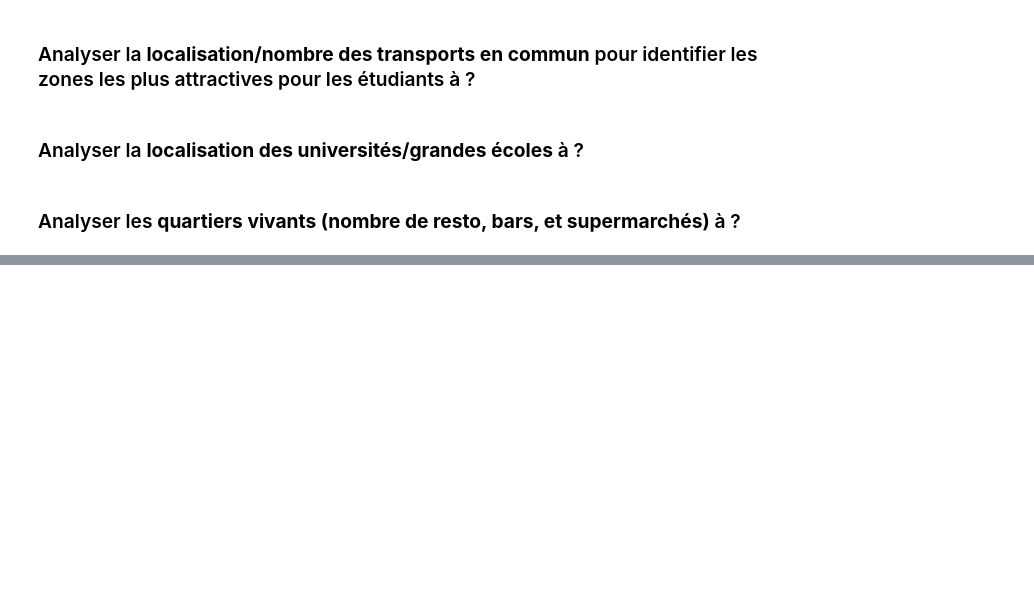
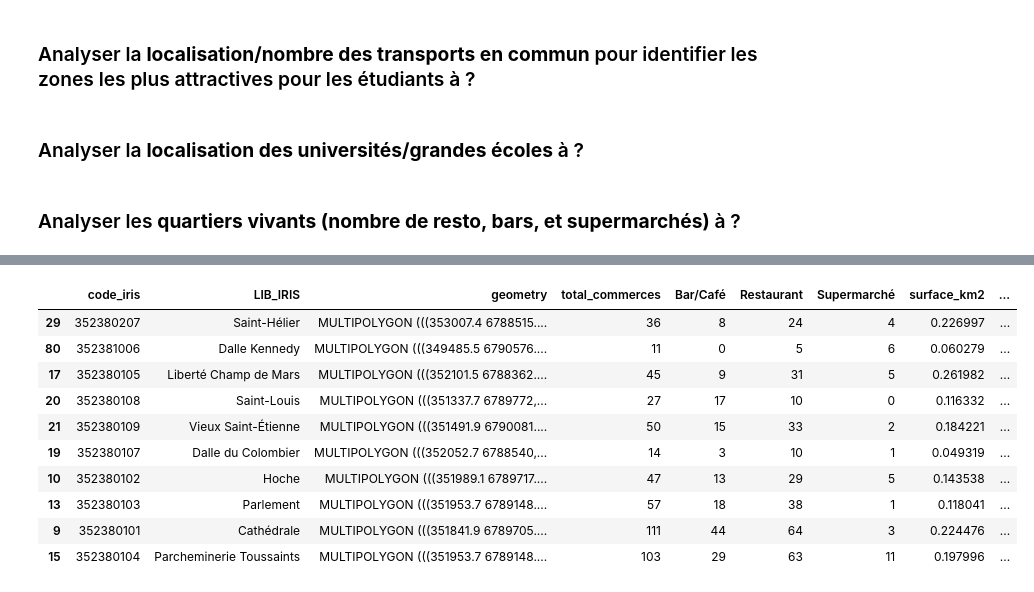
Before and after one commit to adam2504/Analyse_Donnees_Foncieres, a Jupyter notebook: notebook_adam.ipynb, the cells around one changed output, grey strips where cells are left out. Saved outputs shown, nothing was run; the diff lists cells and outputs as text; code cells hidden in the pictures; blank space fills up the shorter version.

```diff
--- a/notebook_adam.ipynb
+++ b/notebook_adam.ipynb
@@ -555,0 +926,14 @@ print("Partie Adam et Valentine")
+# %%
+top10_sorted
+# %% [output]
+|  | code_iris | LIB_IRIS | geometry | total_commerces | Bar/Café | Restaurant | Supermarché | surface_km2 | ... |
+| 29 | 352380207 | Saint-Hélier | MULTIPOLYGON (((353007.4 6788515.... | 36 | 8 | 24 | 4 | 0.226997 | ... |
+| 80 | 352381006 | Dalle Kennedy | MULTIPOLYGON (((349485.5 6790576.... | 11 | 0 | 5 | 6 | 0.060279 | ... |
+| 17 | 352380105 | Liberté Champ de Mars | MULTIPOLYGON (((352101.5 6788362.... | 45 | 9 | 31 | 5 | 0.261982 | ... |
+| 20 | 352380108 | Saint-Louis | MULTIPOLYGON (((351337.7 6789772,... | 27 | 17 | 10 | 0 | 0.116332 | ... |
+| 21 | 352380109 | Vieux Saint-Étienne | MULTIPOLYGON (((351491.9 6790081.... | 50 | 15 | 33 | 2 | 0.184221 | ... |
+| 19 | 352380107 | Dalle du Colombier | MULTIPOLYGON (((352052.7 6788540,... | 14 | 3 | 10 | 1 | 0.049319 | ... |
+| 10 | 352380102 | Hoche | MULTIPOLYGON (((351989.1 6789717.... | 47 | 13 | 29 | 5 | 0.143538 | ... |
+| 13 | 352380103 | Parlement | MULTIPOLYGON (((351953.7 6789148.... | 57 | 18 | 38 | 1 | 0.118041 | ... |
+| 9 | 352380101 | Cathédrale | MULTIPOLYGON (((351841.9 6789705.... | 111 | 44 | 64 | 3 | 0.224476 | ... |
+| 15 | 352380104 | Parcheminerie Toussaints | MULTIPOLYGON (((351953.7 6789148.... | 103 | 29 | 63 | 11 | 0.197996 | ... |
```
Also changed, not shown: parts of 1 cell of this notebook.
